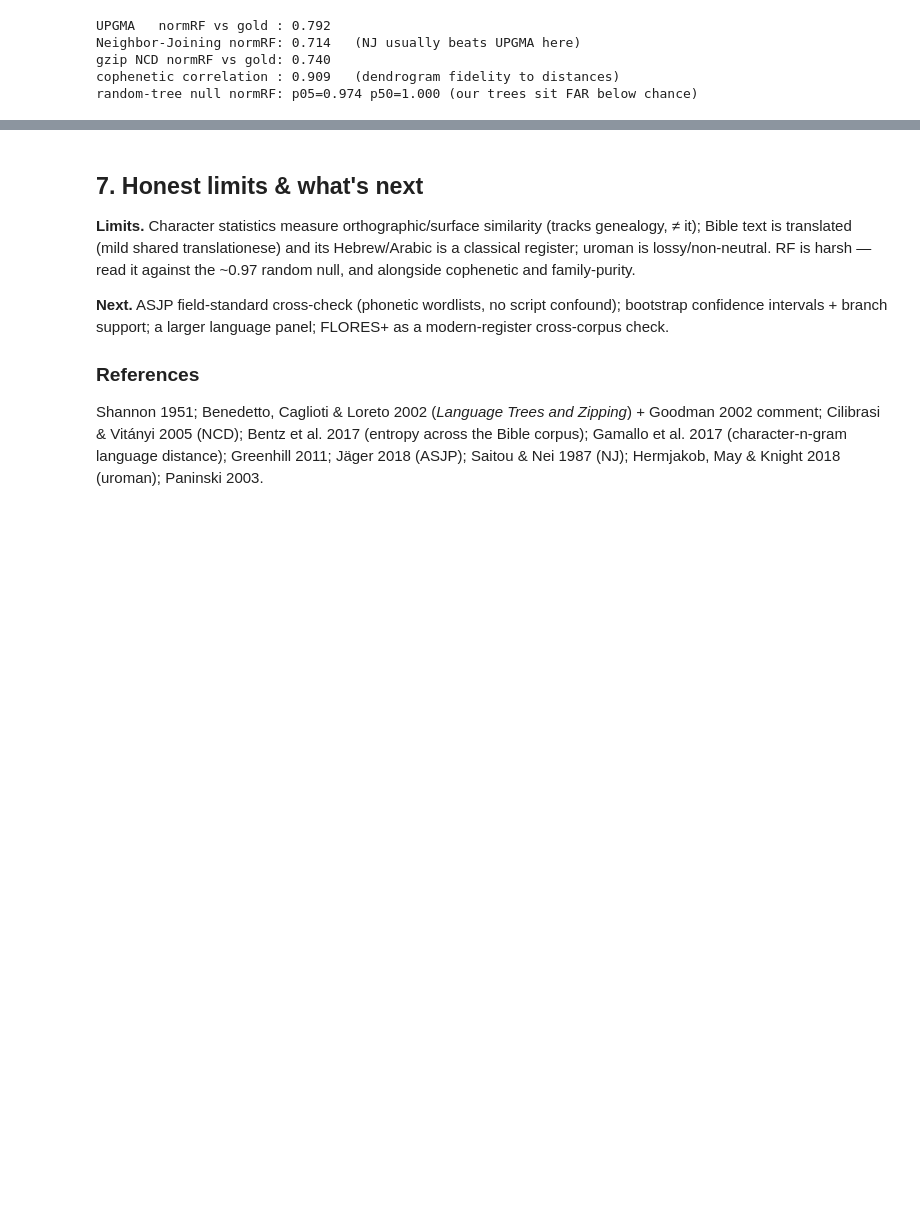
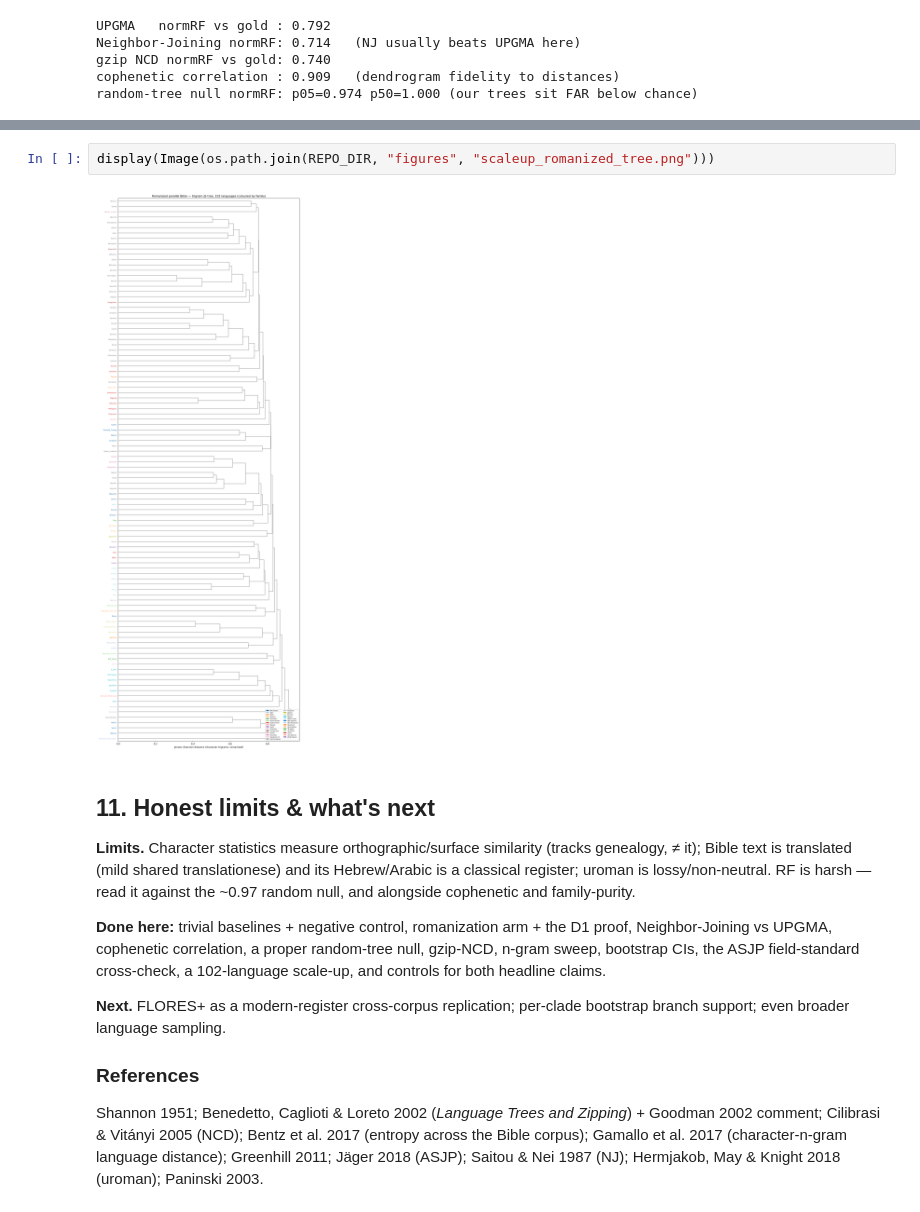
Before and after one commit to opalsaints/language-family-trees, a Jupyter notebook: LanguageTrees.ipynb, the cells around one changed output, grey strips where cells are left out. Saved outputs shown, nothing was run; the diff lists cells and outputs as text; blank space fills up the shorter version.

```diff
--- a/LanguageTrees.ipynb
+++ b/LanguageTrees.ipynb
@@ -256,14 +340,21 @@ random-tree null normRF: p05=0.974 p50=1.000 (our trees sit FAR below chance)
+# %%
+display(Image(os.path.join(REPO_DIR, "figures", "scaleup_romanized_tree.png")))
+# %% [output]
+[figure, added]
 # %% [markdown]
-## 7. Honest limits & what's next
+## 11. Honest limits & what's next
 
 **Limits.** Character statistics measure orthographic/surface similarity (tracks genealogy, ≠ it);
 Bible text is translated (mild shared translationese) and its Hebrew/Arabic is a classical register;
 uroman is lossy/non-neutral. RF is harsh — read it against the ~0.97 random null, and alongside
 cophenetic and family-purity.
 
-**Next.** ASJP field-standard cross-check (phonetic wordlists, no script confound); bootstrap
-confidence intervals + branch support; a larger language panel; FLORES+ as a modern-register
-cross-corpus check.
+**Done here:** trivial baselines + negative control, romanization arm + the D1 proof, Neighbor-Joining
+vs UPGMA, cophenetic correlation, a proper random-tree null, gzip-NCD, n-gram sweep, bootstrap CIs, the
+ASJP field-standard cross-check, a 102-language scale-up, and controls for both headline claims.
+
+**Next.** FLORES+ as a modern-register cross-corpus replication; per-clade bootstrap branch support;
+even broader language sampling.
 
 ### References
 Shannon 1951; Benedetto, Caglioti & Loreto 2002 (*Language Trees and Zipping*) + Goodman 2002 comment;
```
Also changed, not shown: parts of 9 cells of this notebook, 2 other files.
